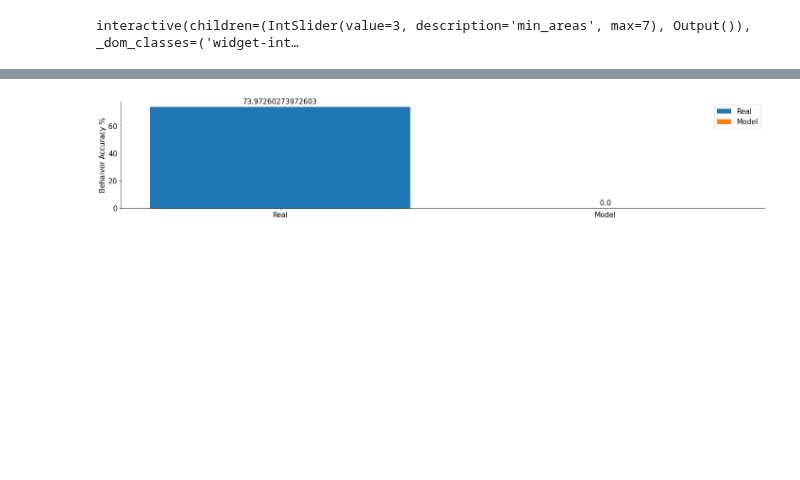
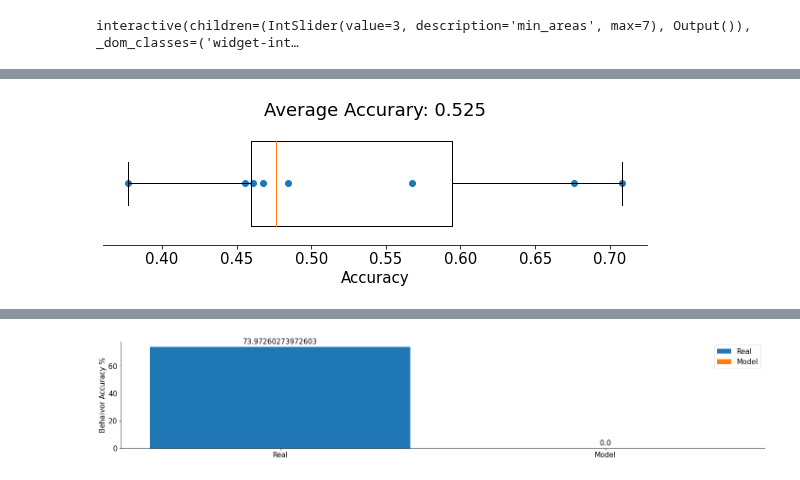
Before and after one commit to mgonzal1/nma_wombat_connectivy_project, a Jupyter notebook: connectivity.ipynb, the cells around one changed output, grey strips where cells are left out. Saved outputs shown, nothing was run; the diff lists cells and outputs as text; code cells hidden in the pictures; blank space fills up the shorter version.

```diff
--- a/connectivity.ipynb
+++ b/connectivity.ipynb
@@ -501,0 +523,16 @@ p1 = sns.heatmap(df, vmin=0, vmax=1)
+# %%
+#@markdown Cross-validation, cv=8
+num_splits =8
+accuracies_A2_lin = (cross_val_score(model_A2_lin, visual_dat_hat, motor_dat_hat, cv=8))
+
+f, ax = plt.subplots(figsize=(8, 3))
+ax.boxplot(accuracies_A2_lin, vert=False, widths=.7)
+ax.scatter(accuracies_A2_lin, np.ones(num_splits))
+ax.set(
+  xlabel="Accuracy",
+  yticks=[],
+  title=f"Average Accurary: {np.mean(accuracies_A2_lin):.3f}"
+)
+ax.spines["left"].set_visible(False)
+# %% [output]
+[figure, added]
```
Also changed, not shown: parts of 26 cells of this notebook.
